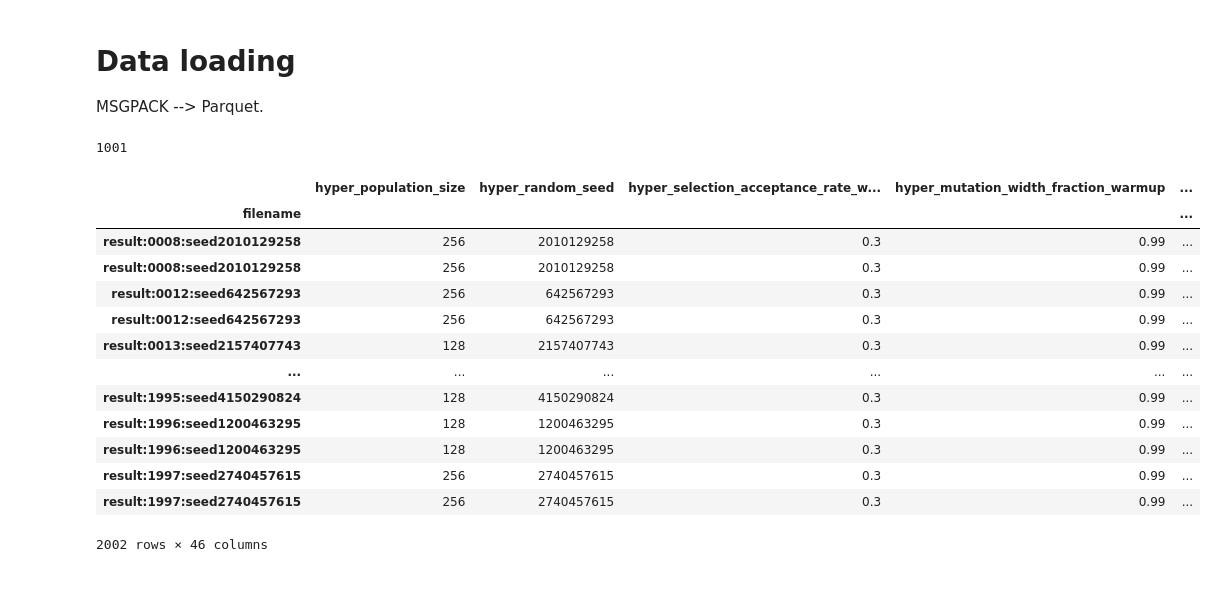
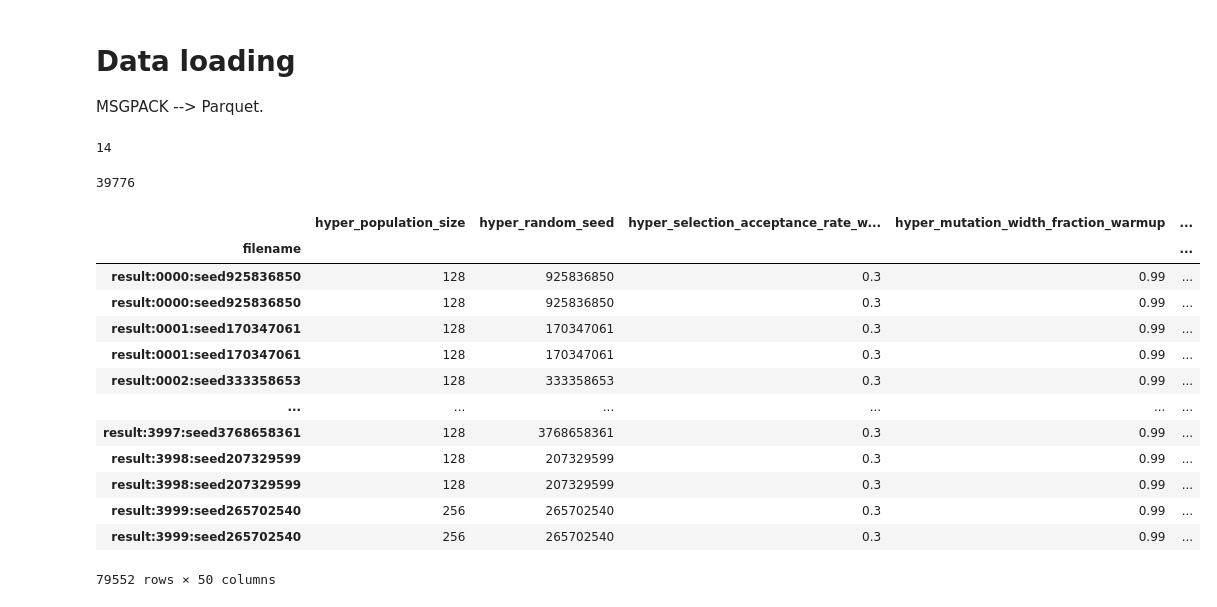
Before and after one commit to willirath/ship_routing, a Jupyter notebook: experiments/tuning_002/notebooks/01_hyperparameter_tuning_loading.ipynb, the cells around one changed output. Cells and saved outputs as stored; diff of their text form; code cells hidden in the pictures.

```diff
--- a/experiments/tuning_002/notebooks/01_hyperparameter_tuning_loading.ipynb
+++ b/experiments/tuning_002/notebooks/01_hyperparameter_tuning_loading.ipynb
@@ -23,38 +24,42 @@ import warnings
 
 warnings.filterwarnings("ignore")
 # %%
-data_files = sorted(Path("../results/").glob("results_2*.msgpack"))
+data_files = sorted(Path("../results/").glob("results_*.msgpack"))
+print(len(data_files))
 results = load_results(data_files)
 len(results)
 # %% [output]
-1001
+14
+39776
 # %%
 # Load individual DataFrames
 df_hyper = get_hyper_params_df(results)
 df_journey = get_journey_params_df(results)
 df_runtime = get_runtime_df(results)
 df_elite = get_elite_df(results)
-
-# Merge: params (1-to-1) → runtime (1-to-1) → elite (1-to-many with left join)
-df_merged = (
-    df_hyper.merge(df_journey, left_index=True, right_index=True, how="inner")
-    .merge(df_runtime, left_index=True, right_index=True, how="inner")
-    .merge(df_elite, left_index=True, right_index=True, how="left")
-)
-
-df_merged
+df_forcing = get_forcing_df(results)
-# %% [output]
-|  | hyper_population_size | hyper_random_seed | hyper_selection_acceptance_rate_w... | hyper_mutation_width_fraction_warmup | ... |
-| filename |  |  |  |  | ... |
-| result:0008:seed2010129258 | 256 | 2010129258 | 0.3 | 0.99 | ... |
-| result:0008:seed2010129258 | 256 | 2010129258 | 0.3 | 0.99 | ... |
-| result:0012:seed642567293 | 256 | 642567293 | 0.3 | 0.99 | ... |
-| result:0012:seed642567293 | 256 | 642567293 | 0.3 | 0.99 | ... |
-| result:0013:seed2157407743 | 128 | 2157407743 | 0.3 | 0.99 | ... |
-| ... | ... | ... | ... | ... | ... |
-| result:1995:seed4150290824 | 128 | 4150290824 | 0.3 | 0.99 | ... |
-| result:1996:seed1200463295 | 128 | 1200463295 | 0.3 | 0.99 | ... |
-| result:1996:seed1200463295 | 128 | 1200463295 | 0.3 | 0.99 | ... |
-| result:1997:seed2740457615 | 256 | 2740457615 | 0.3 | 0.99 | ... |
-| result:1997:seed2740457615 | 256 | 2740457615 | 0.3 | 0.99 | ... |
-2002 rows × 46 columns
+# %%
+# Merge: params (1-to-1) → runtime (1-to-1) → elite (1-to-many with left join)
+df_merged = (
+    df_hyper.merge(df_journey, left_index=True, right_index=True, how="inner")
+    .merge(df_runtime, left_index=True, right_index=True, how="inner")
+    .merge(df_elite, left_index=True, right_index=True, how="left")
+    .merge(df_forcing, left_index=True, right_index=True, how="left")
+)
+
+df_merged
+# %% [output]
+|  | hyper_population_size | hyper_random_seed | hyper_selection_acceptance_rate_w... | hyper_mutation_width_fraction_warmup | ... |
+| filename |  |  |  |  | ... |
+| result:0000:seed925836850 | 128 | 925836850 | 0.3 | 0.99 | ... |
+| result:0000:seed925836850 | 128 | 925836850 | 0.3 | 0.99 | ... |
+| result:0001:seed170347061 | 128 | 170347061 | 0.3 | 0.99 | ... |
+| result:0001:seed170347061 | 128 | 170347061 | 0.3 | 0.99 | ... |
+| result:0002:seed333358653 | 128 | 333358653 | 0.3 | 0.99 | ... |
+| ... | ... | ... | ... | ... | ... |
+| result:3997:seed3768658361 | 128 | 3768658361 | 0.3 | 0.99 | ... |
+| result:3998:seed207329599 | 128 | 207329599 | 0.3 | 0.99 | ... |
+| result:3998:seed207329599 | 128 | 207329599 | 0.3 | 0.99 | ... |
+| result:3999:seed265702540 | 256 | 265702540 | 0.3 | 0.99 | ... |
+| result:3999:seed265702540 | 256 | 265702540 | 0.3 | 0.99 | ... |
+79552 rows × 50 columns
```
Also changed, not shown: parts of 2 cells of this notebook, 3 other files.
